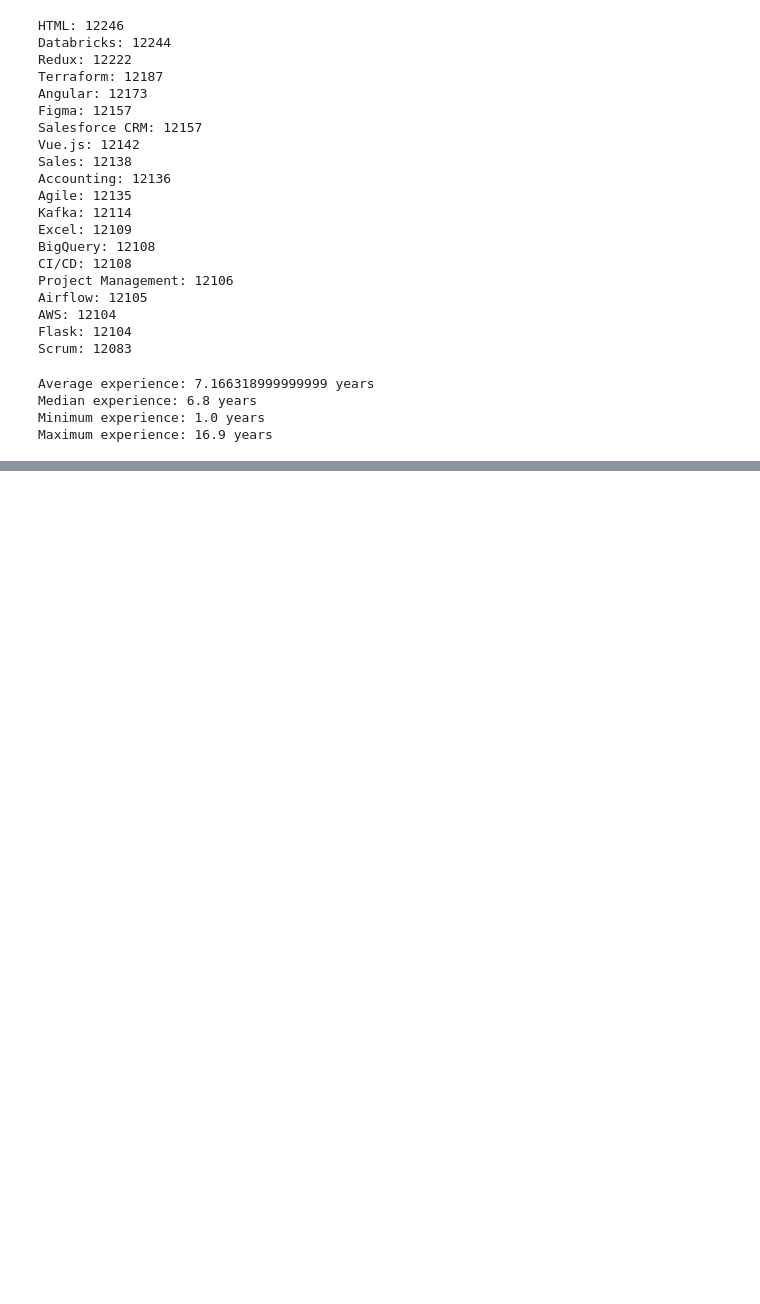
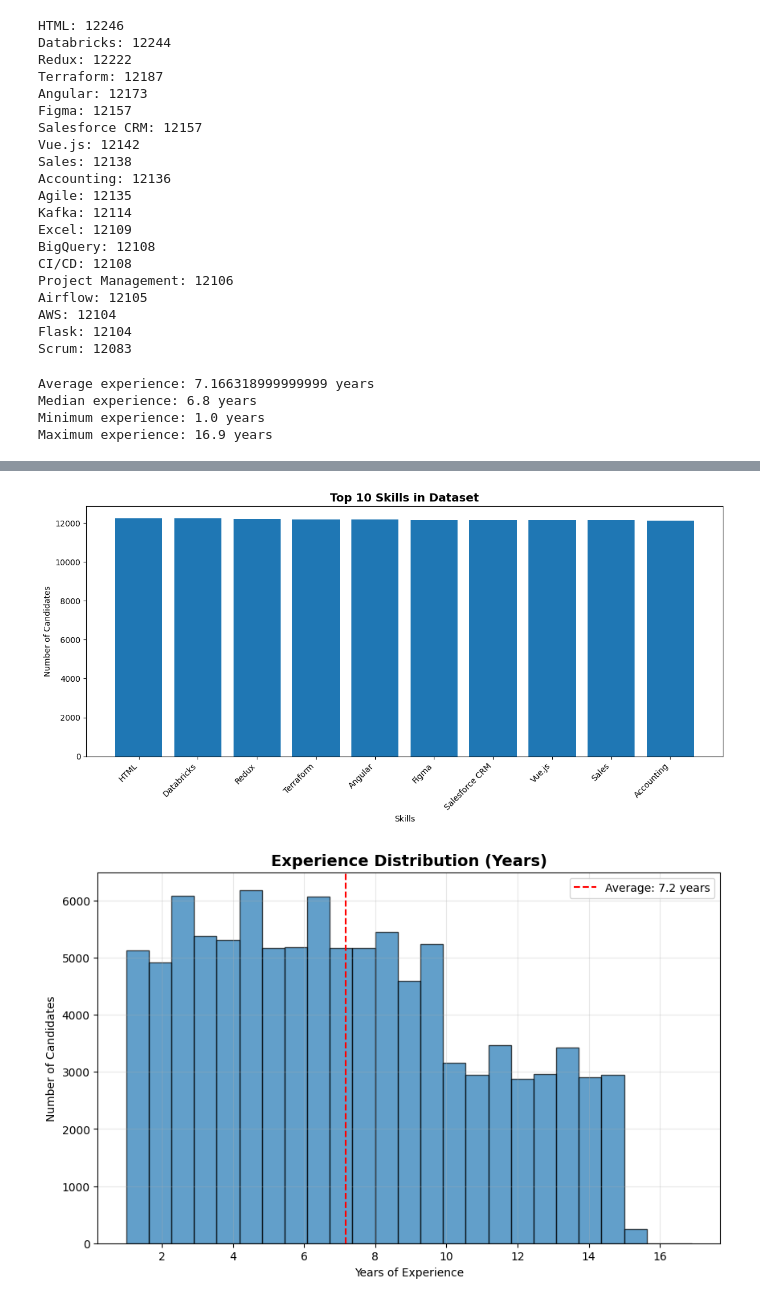
Before and after one commit to saurabh12nxf/InsightHire, a Jupyter notebook: notebooks/eda.ipynb, the cells around one changed output, grey strips where cells are left out. Drawn from its saved outputs; the diff is of its cells as text; code cells hidden in the pictures; blank space fills up the shorter version.

```diff
--- a/notebooks/eda.ipynb
+++ b/notebooks/eda.ipynb
@@ -88,3 +88,18 @@ Average experience: 7.166318999999999 years
 Median experience: 6.8 years
 Minimum experience: 1.0 years
 Maximum experience: 16.9 years
+# %%
+# Current Title analysis
+
+titles = []
+
+for candidate in candidates:
+    title = candidate['profile']['current_title']
+    titles.append(title)
+
+from collections import Counter
+title_counts = Counter(titles)
+top_titles = title_counts.most_common(15)
+for i, (title, count) in enumerate(top_titles, 1):
+    percentage = (count / len(candidates)) * 100
+    print(f"{i:2d}. {title}: {count:,} candidates ({percentage:.1f}%)")
@@ -90,0 +242,45 @@ Maximum experience: 16.9 years
+# %%
+# G) Create Visualizations
+import matplotlib.pyplot as plt
+
+
+
+# 1. Top Skills Chart
+plt.figure(figsize=(12, 6))
+skills_names = [skill for skill, count in top_skills[:10]]
+skills_counts = [count for skill, count in top_skills[:10]]
+
+plt.bar(skills_names, skills_counts)
+plt.title('Top 10 Skills in Dataset', fontsize=14, fontweight='bold')
+plt.xlabel('Skills')
+plt.ylabel('Number of Candidates')
+plt.xticks(rotation=45, ha='right')
+plt.tight_layout()
+plt.show()
+
+# 2. Experience Distribution Histogram
+plt.figure(figsize=(10, 6))
+plt.hist(experience_years, bins=25, edgecolor='black', alpha=0.7)
+plt.title('Experience Distribution (Years)', fontsize=14, fontweight='bold')
+plt.xlabel('Years of Experience')
+plt.ylabel('Number of Candidates')
+plt.axvline(np.mean(experience_years), color='red', linestyle='--',
+           label=f'Average: {np.mean(experience_years):.1f} years')
+plt.legend()
+plt.grid(True, alpha=0.3)
+plt.show()
+
+# 3. GitHub Activity vs Response Rate (Scatter plot)
+if github_valid:
+    plt.figure(figsize=(10, 6))
+    # Only plot candidates who have GitHub
+    github_for_plot = [score if score != -1 else 0 for score in github_scores]
+    plt.scatter(github_for_plot, response_rates, alpha=0.6)
+    plt.title('GitHub Activity vs Recruiter Response Rate', fontsize=14, fontweight='bold')
+    plt.xlabel('GitHub Activity Score')
+    plt.ylabel('Recruiter Response Rate')
+    plt.grid(True, alpha=0.3)
+    plt.show()
+# %% [output]
+[figure, added]
+[figure, added]
```
Also changed, not shown: parts of 6 cells of this notebook, 12 other files.
